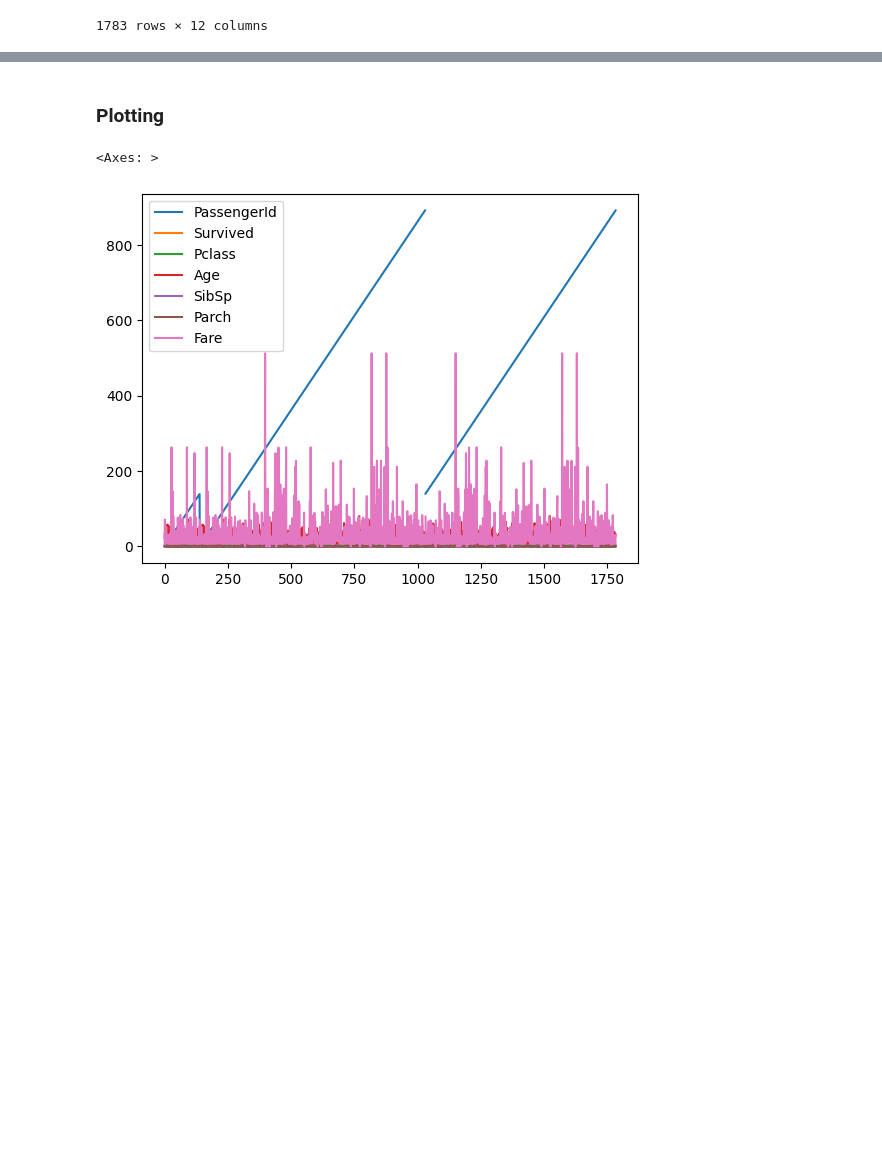
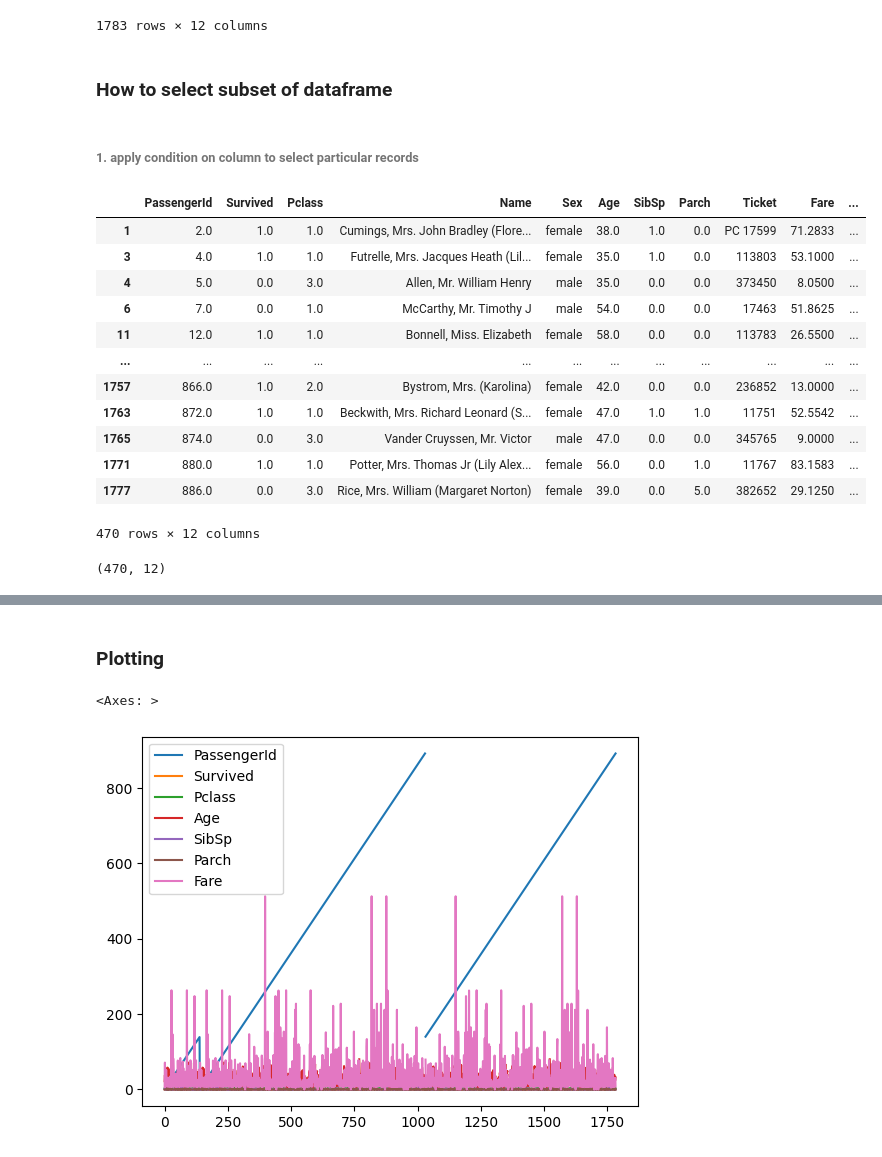
Before and after one commit to Digvijay1000/Pandas, a Jupyter notebook: Digvi_start_to_end_pandas.ipynb, the cells around one changed output, grey strips where cells are left out. Drawn from its saved outputs; the diff is of its cells as text; code cells hidden in the pictures; blank space fills up the shorter version.

```diff
--- a/Digvi_start_to_end_pandas.ipynb
+++ b/Digvi_start_to_end_pandas.ipynb
@@ -1410,3 +1505,29 @@ titanic.sort_values(by=['Age','Pclass'],ascending=False) # fisrts sort "age", se
 | 1741 | 850.0 | 1.0 | 1.0 | Goldenberg, Mrs. Samuel L (Edwiga... | female | NaN | 1.0 | 0.0 | 17453 | 89.1042 | ... |
 | 1030 | NaN | NaN | NaN | NaN | NaN | NaN | NaN | NaN | NaN | NaN | ... |
 1783 rows × 12 columns
+# %% [markdown]
+### How to select subset of dataframe
+# %% [markdown]
+###### 1. apply condition on column to select particular records
+# %%
+age_35=titanic[titanic['Age']>=35]
+# %%
+age_35
+# %% [output]
+|  | PassengerId | Survived | Pclass | Name | Sex | Age | SibSp | Parch | Ticket | Fare | ... |
+| 1 | 2.0 | 1.0 | 1.0 | Cumings, Mrs. John Bradley (Flore... | female | 38.0 | 1.0 | 0.0 | PC 17599 | 71.2833 | ... |
+| 3 | 4.0 | 1.0 | 1.0 | Futrelle, Mrs. Jacques Heath (Lil... | female | 35.0 | 1.0 | 0.0 | 113803 | 53.1000 | ... |
+| 4 | 5.0 | 0.0 | 3.0 | Allen, Mr. William Henry | male | 35.0 | 0.0 | 0.0 | 373450 | 8.0500 | ... |
+| 6 | 7.0 | 0.0 | 1.0 | McCarthy, Mr. Timothy J | male | 54.0 | 0.0 | 0.0 | 17463 | 51.8625 | ... |
+| 11 | 12.0 | 1.0 | 1.0 | Bonnell, Miss. Elizabeth | female | 58.0 | 0.0 | 0.0 | 113783 | 26.5500 | ... |
+| ... | ... | ... | ... | ... | ... | ... | ... | ... | ... | ... | ... |
+| 1757 | 866.0 | 1.0 | 2.0 | Bystrom, Mrs. (Karolina) | female | 42.0 | 0.0 | 0.0 | 236852 | 13.0000 | ... |
+| 1763 | 872.0 | 1.0 | 1.0 | Beckwith, Mrs. Richard Leonard (S... | female | 47.0 | 1.0 | 1.0 | 11751 | 52.5542 | ... |
+| 1765 | 874.0 | 0.0 | 3.0 | Vander Cruyssen, Mr. Victor | male | 47.0 | 0.0 | 0.0 | 345765 | 9.0000 | ... |
+| 1771 | 880.0 | 1.0 | 1.0 | Potter, Mrs. Thomas Jr (Lily Alex... | female | 56.0 | 0.0 | 1.0 | 11767 | 83.1583 | ... |
+| 1777 | 886.0 | 0.0 | 3.0 | Rice, Mrs. William (Margaret Norton) | female | 39.0 | 0.0 | 5.0 | 382652 | 29.1250 | ... |
+470 rows × 12 columns
+# %%
+age_35.shape
+# %% [output]
+(470, 12)
```
Also changed, not shown: parts of 44 cells of this notebook, 2 other files.
